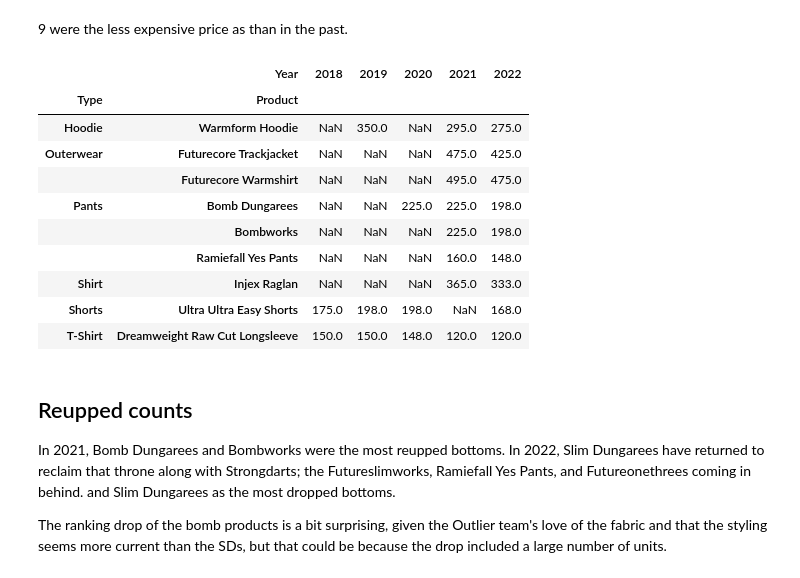
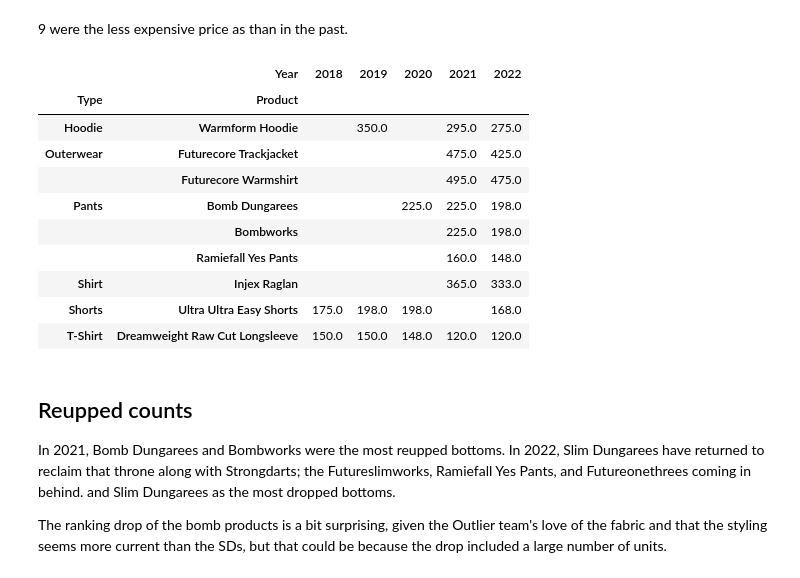
Before and after one commit to ciyer/outlier, a Jupyter notebook: public/articles/2022-review/2022-review.ipynb, the cells around one changed output. Saved outputs shown, nothing was run; the diff lists cells and outputs as text; code cells hidden in the pictures.

```diff
--- a/public/articles/2022-review/2022-review.ipynb
+++ b/public/articles/2022-review/2022-review.ipynb
@@ -428,18 +441,18 @@ Markdown(f"{len(cheaper_df)} were the less expensive price as than in the past."
 # %% [output]
 9 were the less expensive price as than in the past.
 # %%
-cheaper_df
+cheaper_df.fillna("")
 # %% [output]
 |  | Year | 2018 | 2019 | 2020 | 2021 | 2022 |
 | Type | Product |  |  |  |  |  |
-| Hoodie | Warmform Hoodie | NaN | 350.0 | NaN | 295.0 | 275.0 |
-| Outerwear | Futurecore Trackjacket | NaN | NaN | NaN | 475.0 | 425.0 |
-|  | Futurecore Warmshirt | NaN | NaN | NaN | 495.0 | 475.0 |
-| Pants | Bomb Dungarees | NaN | NaN | 225.0 | 225.0 | 198.0 |
-|  | Bombworks | NaN | NaN | NaN | 225.0 | 198.0 |
-|  | Ramiefall Yes Pants | NaN | NaN | NaN | 160.0 | 148.0 |
-| Shirt | Injex Raglan | NaN | NaN | NaN | 365.0 | 333.0 |
-| Shorts | Ultra Ultra Easy Shorts | 175.0 | 198.0 | 198.0 | NaN | 168.0 |
+| Hoodie | Warmform Hoodie |  | 350.0 |  | 295.0 | 275.0 |
+| Outerwear | Futurecore Trackjacket |  |  |  | 475.0 | 425.0 |
+|  | Futurecore Warmshirt |  |  |  | 495.0 | 475.0 |
+| Pants | Bomb Dungarees |  |  | 225.0 | 225.0 | 198.0 |
+|  | Bombworks |  |  |  | 225.0 | 198.0 |
+|  | Ramiefall Yes Pants |  |  |  | 160.0 | 148.0 |
+| Shirt | Injex Raglan |  |  |  | 365.0 | 333.0 |
+| Shorts | Ultra Ultra Easy Shorts | 175.0 | 198.0 | 198.0 |  | 168.0 |
 | T-Shirt | Dreamweight Raw Cut Longsleeve | 150.0 | 150.0 | 148.0 | 120.0 | 120.0 |
 # %% [markdown]
 ## Reupped counts
```
Also changed, not shown: parts of 16 cells of this notebook.
